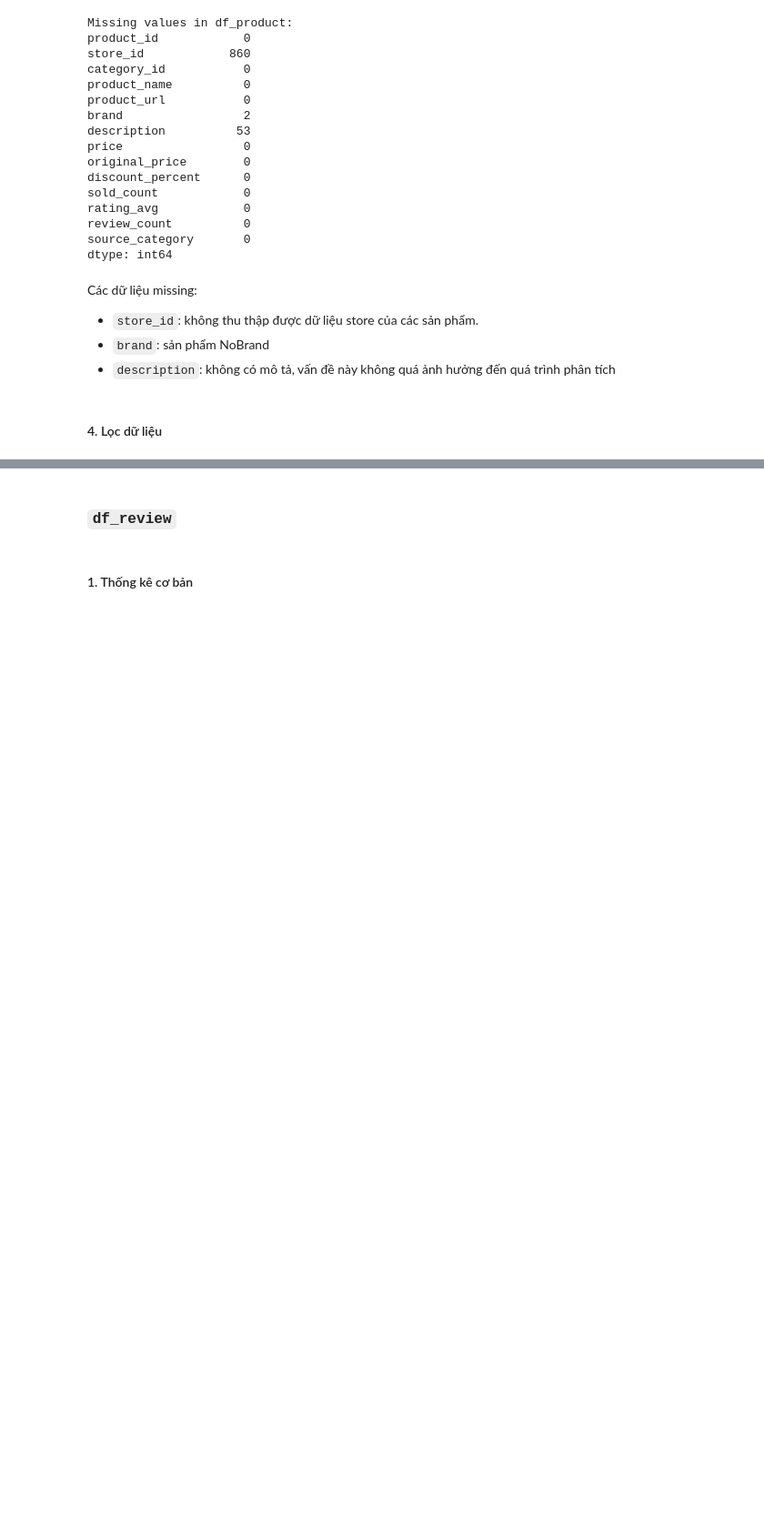
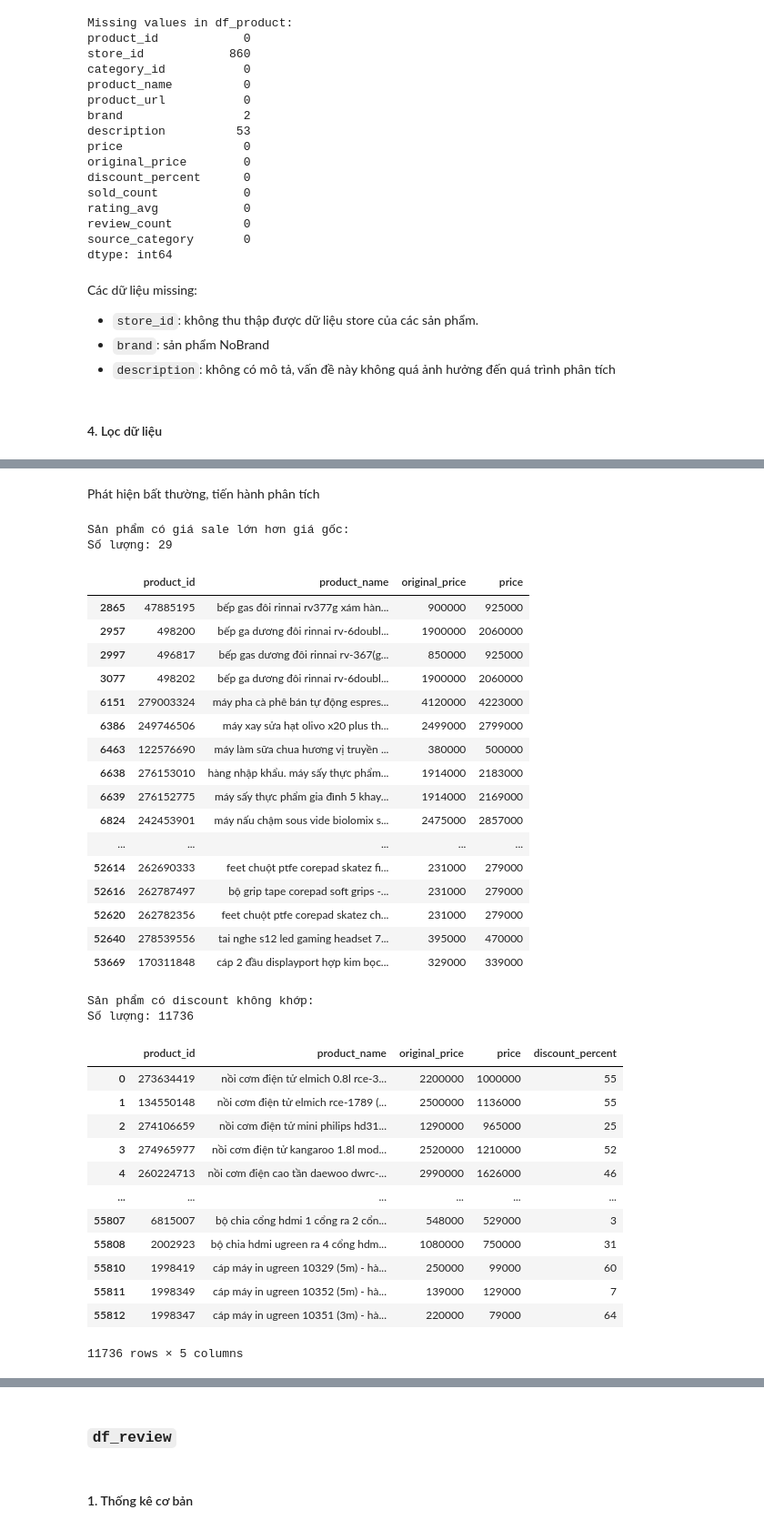
Before and after one commit to phuongth05/DV_LAB01, a Jupyter notebook: notebooks/01_preprocessing.ipynb, the cells around one changed output, grey strips where cells are left out. Shown at 91% size. Saved outputs shown, nothing was run; the diff lists cells and outputs as text; code cells hidden in the pictures; blank space fills up the shorter version.

```diff
--- a/notebooks/01_preprocessing.ipynb
+++ b/notebooks/01_preprocessing.ipynb
@@ -264,0 +342,2 @@ Check những dữ liệu có thể sai, cần chuẩn hóa sơ bộ
+# %%
+df_product["store_id"] = df_product["store_id"].astype("Int64")
@@ -264,0 +348,4 @@ Check những dữ liệu có thể sai, cần chuẩn hóa sơ bộ
+# %%
+df_product["product_name"] = df_product["product_name"].astype(str).str.strip()
+
+df_product["product_name"] = df_product["product_name"].str.lower()
@@ -264,0 +357,4 @@ Check những dữ liệu có thể sai, cần chuẩn hóa sơ bộ
+# %%
+df_product["brand"] = df_product["brand"].astype(str).str.strip().str.lower()
+
+df_product["brand"] = df_product["brand"].str.lower()
@@ -264,0 +399,4 @@ Check những dữ liệu có thể sai, cần chuẩn hóa sơ bộ
+# %%
+df_product["description"] = df_product["description"].astype(str).str.strip().str.lower()
+
+df_product["description"] = df_product["description"].str.lower()
@@ -264,0 +450,57 @@ Check những dữ liệu có thể sai, cần chuẩn hóa sơ bộ
+# %% [markdown]
+Phát hiện bất thường, tiến hành phân tích
+# %%
+#in ra sản phẩm có giá sale lớn hơn giá gốc
+invalid_price = df_product[df_product["price"] > df_product["original_price"]]
+if not invalid_price.empty:
+    print("Sản phẩm có giá sale lớn hơn giá gốc:")
+    print(f"Số lượng: {len(invalid_price)}")
+    display(invalid_price[["product_id", "product_name", "original_price", "price"]])
+
+# in ra sản phâm có discount không khớp
+valid = df_product["original_price"] > 0
+calc_discount = (
+    (df_product.loc[valid, "original_price"] - df_product.loc[valid, "price"])
+    / df_product.loc[valid, "original_price"]
+    * 100
+)
+mismatch = (calc_discount.round(2) != df_product.loc[valid, "discount_percent"])
+if mismatch.any():
+    print("Sản phẩm có discount không khớp:")
+    print(f"Số lượng: {mismatch.sum()}")
+    display(df_product.loc[valid].loc[mismatch, ["product_id", "product_name", "original_price", "price", "discount_percent"]])
+# %% [output]
+Sản phẩm có giá sale lớn hơn giá gốc:
+Số lượng: 29
+|  | product_id | product_name | original_price | price |
+| 2865 | 47885195 | bếp gas đôi rinnai rv377g xám hàn... | 900000 | 925000 |
+| 2957 | 498200 | bếp ga dương đôi rinnai rv-6doubl... | 1900000 | 2060000 |
+| 2997 | 496817 | bếp gas dương đôi rinnai rv-367(g... | 850000 | 925000 |
+| 3077 | 498202 | bếp ga dương đôi rinnai rv-6doubl... | 1900000 | 2060000 |
+| 6151 | 279003324 | máy pha cà phê bán tự động espres... | 4120000 | 4223000 |
+| 6386 | 249746506 | máy xay sửa hạt olivo x20 plus th... | 2499000 | 2799000 |
+| 6463 | 122576690 | máy làm sữa chua hương vị truyền ... | 380000 | 500000 |
+| 6638 | 276153010 | hàng nhập khẩu. máy sấy thực phẩm... | 1914000 | 2183000 |
+| 6639 | 276152775 | máy sấy thực phẩm gia đình 5 khay... | 1914000 | 2169000 |
+| 6824 | 242453901 | máy nấu chậm sous vide biolomix s... | 2475000 | 2857000 |
+| ... | ... | ... | ... | ... |
+| 52614 | 262690333 | feet chuột ptfe corepad skatez fi... | 231000 | 279000 |
+| 52616 | 262787497 | bộ grip tape corepad soft grips -... | 231000 | 279000 |
+| 52620 | 262782356 | feet chuột ptfe corepad skatez ch... | 231000 | 279000 |
+| 52640 | 278539556 | tai nghe s12 led gaming headset 7... | 395000 | 470000 |
+| 53669 | 170311848 | cáp 2 đầu displayport hợp kim bọc... | 329000 | 339000 |
+Sản phẩm có discount không khớp:
+Số lượng: 11736
+|  | product_id | product_name | original_price | price | discount_percent |
+| 0 | 273634419 | nồi cơm điện tử elmich 0.8l rce-3... | 2200000 | 1000000 | 55 |
+| 1 | 134550148 | nồi cơm điện tử elmich rce-1789 (... | 2500000 | 1136000 | 55 |
+| 2 | 274106659 | nồi cơm điện tử mini philips hd31... | 1290000 | 965000 | 25 |
+| 3 | 274965977 | nồi cơm điện tử kangaroo 1.8l mod... | 2520000 | 1210000 | 52 |
+| 4 | 260224713 | nồi cơm điện cao tần daewoo dwrc-... | 2990000 | 1626000 | 46 |
+| ... | ... | ... | ... | ... | ... |
+| 55807 | 6815007 | bộ chia cổng hdmi 1 cổng ra 2 cổn... | 548000 | 529000 | 3 |
+| 55808 | 2002923 | bộ chia hdmi ugreen ra 4 cổng hdm... | 1080000 | 750000 | 31 |
+| 55810 | 1998419 | cáp máy in ugreen 10329 (5m) - hà... | 250000 | 99000 | 60 |
+| 55811 | 1998349 | cáp máy in ugreen 10352 (5m) - hà... | 139000 | 129000 | 7 |
+| 55812 | 1998347 | cáp máy in ugreen 10351 (3m) - hà... | 220000 | 79000 | 64 |
+11736 rows × 5 columns
```
Also changed, not shown: parts of 60 cells of this notebook, 1 other file.
